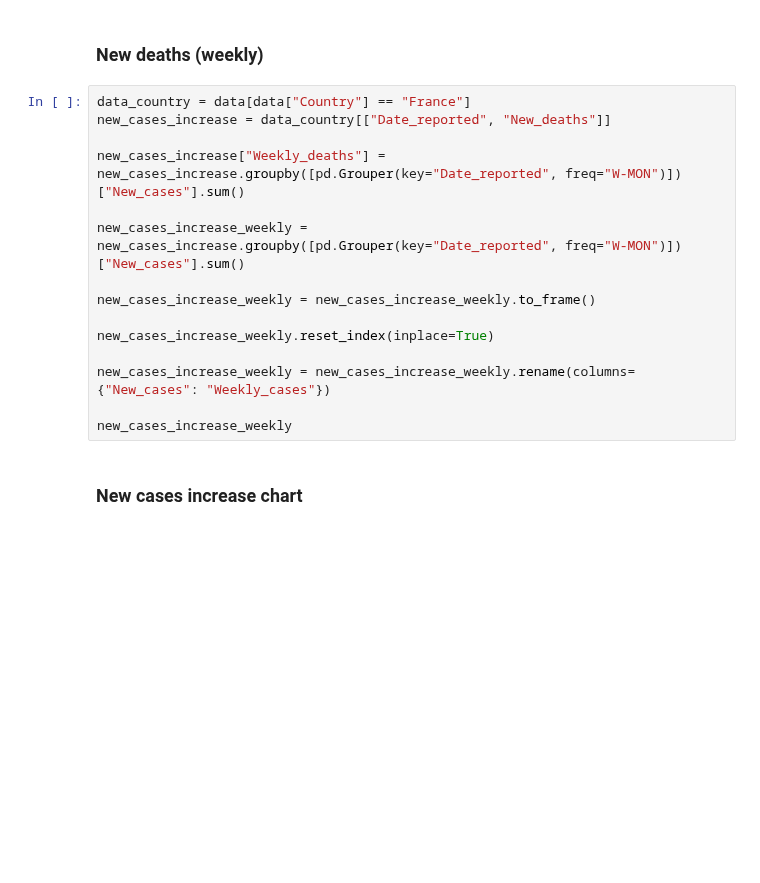
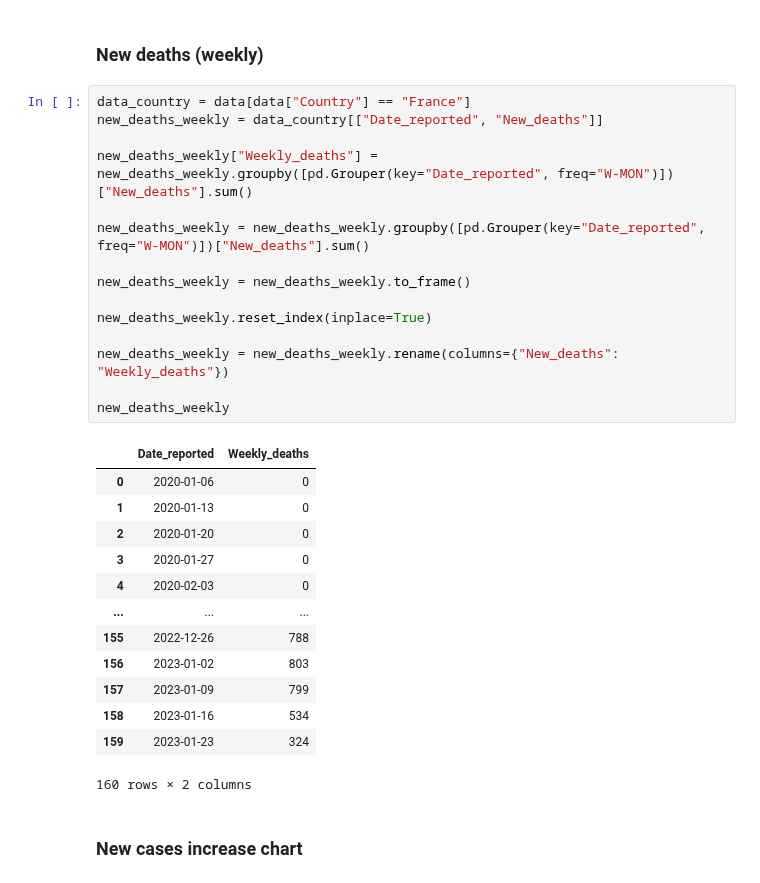
Before and after one commit to AmElmo/Covid_tracking_dashboard, a Jupyter notebook: data_collection.ipynb, the cells around one changed output. Cells and saved outputs as stored; diff of their text form; blank space fills up the shorter version.

```diff
--- a/data_collection.ipynb
+++ b/data_collection.ipynb
@@ -397,19 +406,33 @@ new_cases_increase_weekly
 ### New deaths (weekly)
 # %%
 data_country = data[data["Country"] == "France"]
-new_cases_increase = data_country[["Date_reported", "New_deaths"]]
+new_deaths_weekly = data_country[["Date_reported", "New_deaths"]]
 
-new_cases_increase["Weekly_deaths"] = new_cases_increase.groupby([pd.Grouper(key="Date_reported", freq="W-MON")])["New_cases"].sum()
+new_deaths_weekly["Weekly_deaths"] = new_deaths_weekly.groupby([pd.Grouper(key="Date_reported", freq="W-MON")])["New_deaths"].sum()
 
-new_cases_increase_weekly = new_cases_increase.groupby([pd.Grouper(key="Date_reported", freq="W-MON")])["New_cases"].sum()
+new_deaths_weekly = new_deaths_weekly.groupby([pd.Grouper(key="Date_reported", freq="W-MON")])["New_deaths"].sum()
 
-new_cases_increase_weekly = new_cases_increase_weekly.to_frame()
+new_deaths_weekly = new_deaths_weekly.to_frame()
 
-new_cases_increase_weekly.reset_index(inplace=True)
+new_deaths_weekly.reset_index(inplace=True)
 
-new_cases_increase_weekly = new_cases_increase_weekly.rename(columns={"New_cases": "Weekly_cases"})
+new_deaths_weekly = new_deaths_weekly.rename(columns={"New_deaths": "Weekly_deaths"})
 
-new_cases_increase_weekly
+new_deaths_weekly
+# %% [output]
+|  | Date_reported | Weekly_deaths |
+| 0 | 2020-01-06 | 0 |
+| 1 | 2020-01-13 | 0 |
+| 2 | 2020-01-20 | 0 |
+| 3 | 2020-01-27 | 0 |
+| 4 | 2020-02-03 | 0 |
+| ... | ... | ... |
+| 155 | 2022-12-26 | 788 |
+| 156 | 2023-01-02 | 803 |
+| 157 | 2023-01-09 | 799 |
+| 158 | 2023-01-16 | 534 |
+| 159 | 2023-01-23 | 324 |
+160 rows × 2 columns
 # %% [markdown]
 ### New cases increase chart
 # %% [markdown]
```
Also changed, not shown: parts of 3 cells of this notebook.
